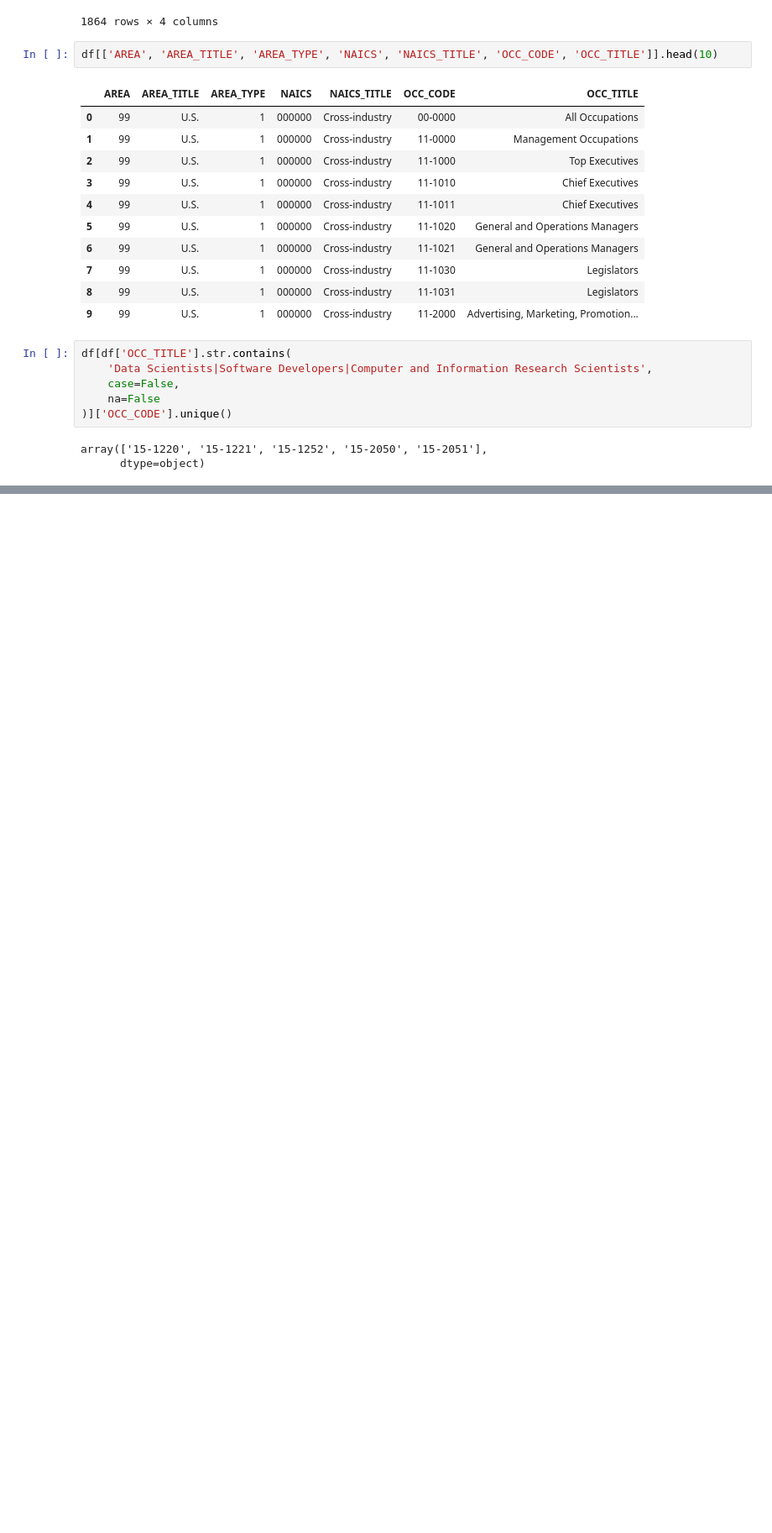
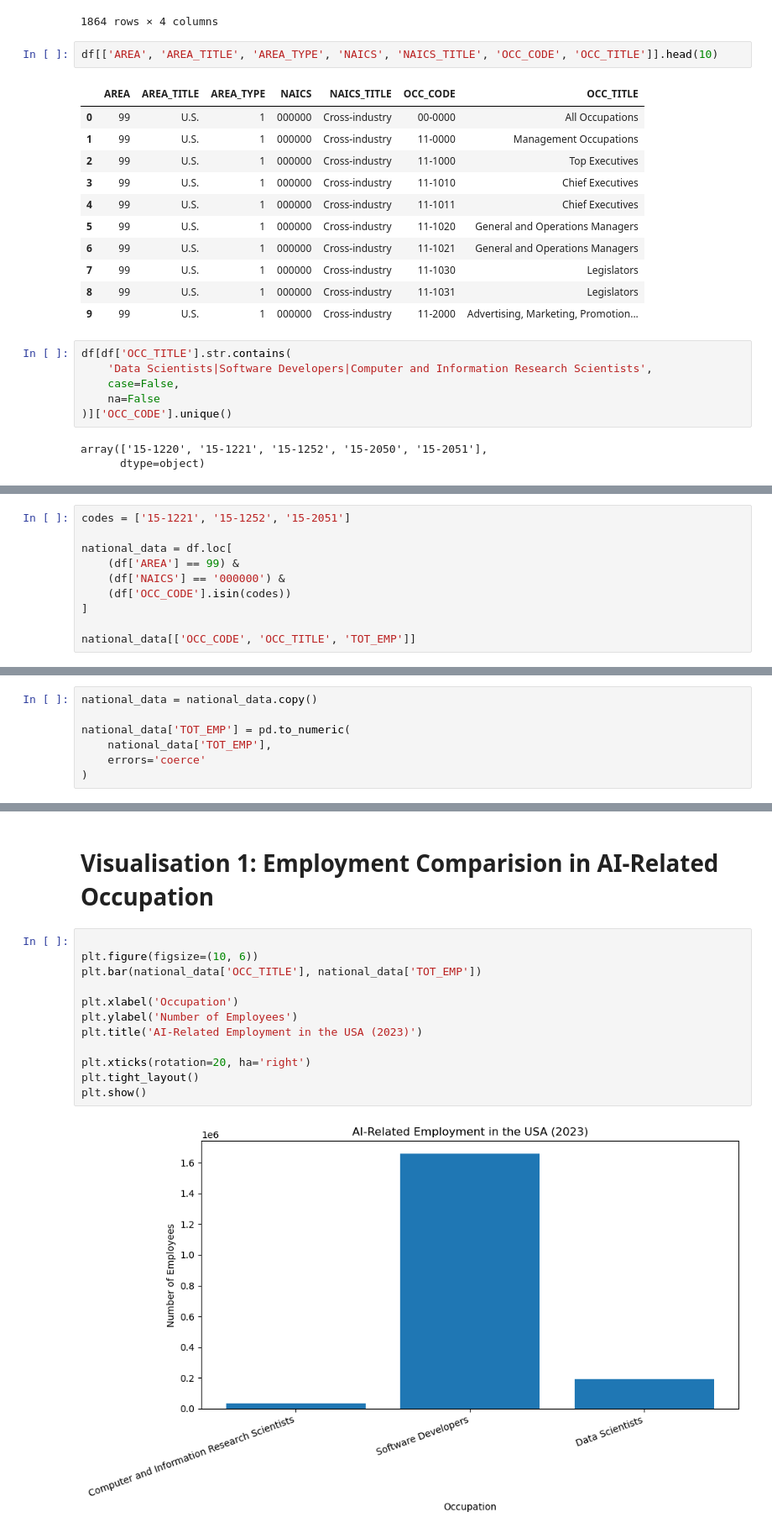
Before and after one commit to Aayusho/Data-Visualisation-and-Communication-CA1, a Jupyter notebook: Ca1 Data_vis_and_comm.ipynb, the cells around one changed output, grey strips where cells are left out. Shown at 84% size. Drawn from its saved outputs; the diff is of its cells as text; blank space fills up the shorter version.

```diff
--- a/Ca1 Data_vis_and_comm.ipynb
+++ b/Ca1 Data_vis_and_comm.ipynb
@@ -177,0 +212,10 @@ array(['15-1220', '15-1221', '15-1252', '15-2050', '15-2051'],
+# %%
+codes = ['15-1221', '15-1252', '15-2051']
+
+national_data = df.loc[
+    (df['AREA'] == 99) &
+    (df['NAICS'] == '000000') &
+    (df['OCC_CODE'].isin(codes))
+]
+
+national_data[['OCC_CODE', 'OCC_TITLE', 'TOT_EMP']]
@@ -177,0 +227,7 @@ array(['15-1220', '15-1221', '15-1252', '15-2050', '15-2051'],
+# %%
+national_data = national_data.copy()
+
+national_data['TOT_EMP'] = pd.to_numeric(
+    national_data['TOT_EMP'],
+    errors='coerce'
+)
@@ -177,0 +241,16 @@ array(['15-1220', '15-1221', '15-1252', '15-2050', '15-2051'],
+# %% [markdown]
+# Visualisation 1: Employment Comparision in AI-Related Occupation
+# %%
+
+plt.figure(figsize=(10, 6))
+plt.bar(national_data['OCC_TITLE'], national_data['TOT_EMP'])
+
+plt.xlabel('Occupation')
+plt.ylabel('Number of Employees')
+plt.title('AI-Related Employment in the USA (2023)')
+
+plt.xticks(rotation=20, ha='right')
+plt.tight_layout()
+plt.show()
+# %% [output]
+[figure, added]
```
Also changed, not shown: parts of 11 cells of this notebook.
